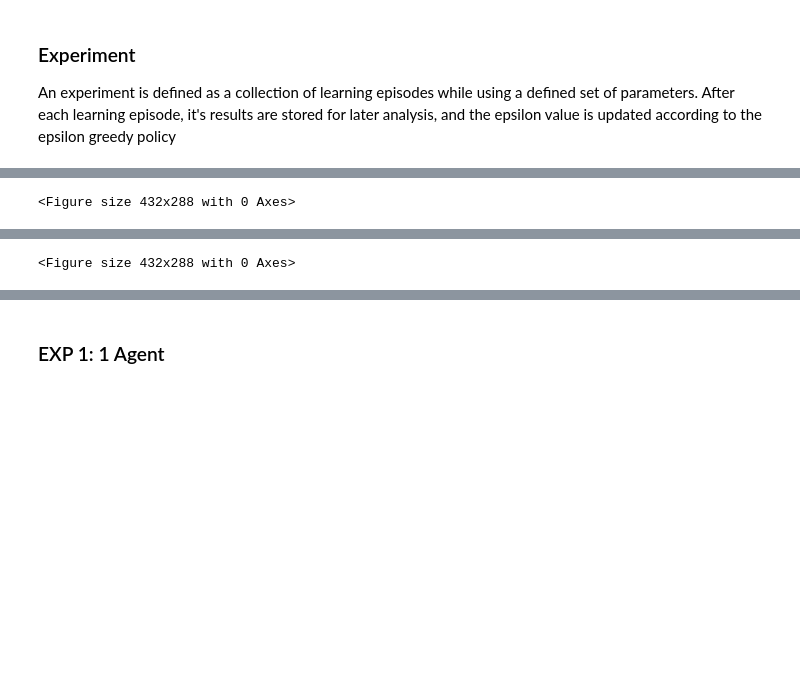
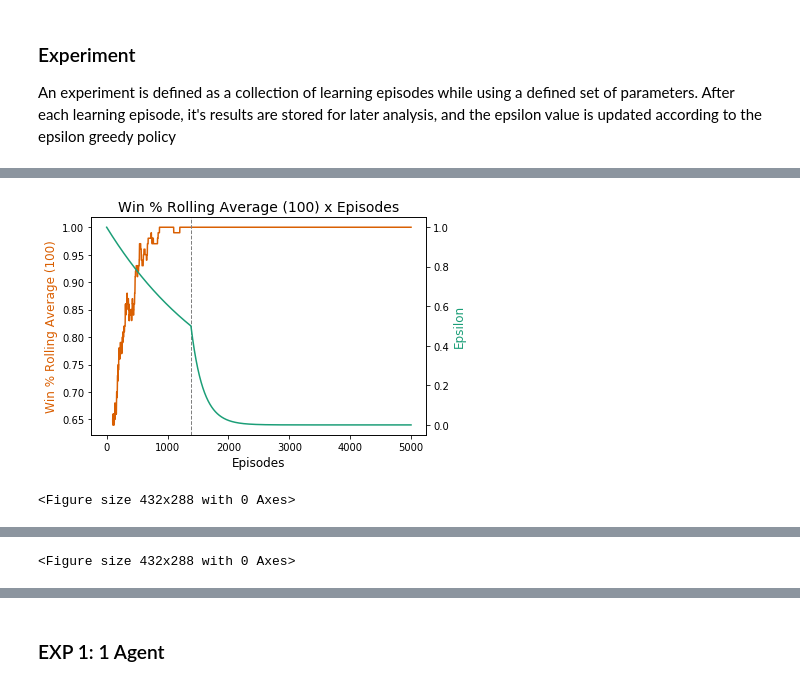
Before and after one commit to melloflavio/2019-SoftwareAgents-CW, a Jupyter notebook: Coursework.ipynb, the cells around one changed output, grey strips where cells are left out. Saved outputs shown, nothing was run; the diff lists cells and outputs as text; code cells hidden in the pictures; blank space fills up the shorter version.

```diff
--- a/Coursework.ipynb
+++ b/Coursework.ipynb
@@ -425,14 +425,25 @@ def perform_experiment():
 
 # perform_experiment()
 # %%
+ROLLING_WINDOW=100
+
+COLOR = [
+    '#1b9e77',
+    '#d95f02',
+    '#7570b3',
+    '#e7298a',
+    '#66a61e',
+]
+
 def show_results(experiment_results):
     df = process_results(experiment_results)
 
-#     Figure 1: Cumulative Win % and Epsilon vs Learning Episode
-    plot_performance_vs_epsilon(df, 1)
+    #     Figure 1: Win % (rolling) and Epsilon vs Learning Episode
+    plot_win_vs_epsilon(df, 1)
+    #     Figure 2: Return/Steps vs Episode
     plot_total_return_rolling(df, 2)
-#     Figure 2:
-
+    #     Figure 3: Steps vs Episode
+    plot_total_steps_rolling(df, 3)
 
 
 def process_results(experiment_results):
@@ -441,57 +452,91 @@ def process_results(experiment_results):
         agent_id = str(agent_id)
         df['rwd_'+agent_id] = df['reward_'+agent_id]/df['total_steps']
     df['rwd_tot'] = df['reward_total']/df['total_steps']
-    df['cumulative win %'] = df['did_reach_terminal'].cumsum()/(df['episode']+1)
+#     df['cumulative win %'] = df['did_reach_terminal'].cumsum()/(df['episode']+1)
 #     s.rolling(3).sum()
 
     return df
 
-def plot_performance_vs_epsilon(df, figure_num):
+def plot_win_vs_epsilon(df, figure_num):
     plt.figure(figure_num);
     x = df['episode']
-    y1 = df['cumulative win %']
+    y1 = df['did_reach_terminal'].rolling(ROLLING_WINDOW).sum()/ROLLING_WINDOW
     y2 = df['epsilon']
-    y3 = df['did_reach_terminal'].rolling(20).sum()/20.0
+
 
     fig, ax1 = plt.subplots()
 
-    ax_color_1 = '#1b9e77'
-    ax_color_2 = '#7570b3'
+    ax_color_1 = COLOR[1]
+    ax_color_2 = COLOR[0]
 
     ax2 = ax1.twinx()
-    ax3 = ax1.twinx()
     ax1.plot(x, y1, color=ax_color_1)
     ax2.plot(x, y2, color=ax_color_2)
-    ax3.plot(x, y3, color='r')
 
     ax1.set_xlabel('Episodes', fontsize=12)
-    ax1.set_ylabel('Cumulative Win %', color=ax_color_1, fontsize=12)
+    ax1.set_ylabel('Win % Rolling Average ({})'.format(ROLLING_WINDOW), color=ax_color_1, fontsize=12)
     ax2.set_ylabel('Epsilon', color=ax_color_2, fontsize=12)
-    plt.title('Cumulative Performance x Episodes', fontsize=14)
+    plt.title('Win % Rolling Average ({}) x Episodes'.format(ROLLING_WINDOW), fontsize=14)
+
+    # Vertical Line where Epsilon Decay Changes
+    ax1.axvline(x=get_episode_epsilon_change(df), linestyle='--', linewidth=1, color='gray')
 
     plt.show()
 
 def plot_total_return_rolling(df, figure_num):
     plt.figure(figure_num);
     x = df['episode']
-    y1 = df['rwd_tot'].rolling(150).mean()
+    y1 = df['rwd_tot'].rolling(ROLLING_WINDOW).mean()
     y2 = df['epsilon']
 
     fig, ax1 = plt.subplots()
 
-    ax_color_1 = '#1b9e77'
-    ax_color_2 = '#7570b3'
+    ax_color_1 = COLOR[2]
+    ax_color_2 = COLOR[0]
 
     ax2 = ax1.twinx()
     ax1.plot(x, y1, color=ax_color_1)
     ax2.plot(x, y2, color=ax_color_2)
 
     ax1.set_xlabel('Episodes', fontsize=12)
-    ax1.set_ylabel('Total Return/Total Steps - Moving Average(50)', color=ax_color_1, fontsize=12)
+    ax1.set_ylabel('Total Return/Steps - Rolling Average ({})'.format(ROLLING_WINDOW), color=ax_color_1, fontsize=12)
     ax2.set_ylabel('Epsilon', color=ax_color_2, fontsize=12)
-    plt.title('Total Return x Episodes', fontsize=14)
+    plt.title('Total Return - Rolling Average ({}) x Episodes'.format(ROLLING_WINDOW), fontsize=14)
+
+    # Vertical Line where Epsilon Decay Changes
+    ax1.axvline(x=get_episode_epsilon_change(df), linestyle='--', linewidth=1, color='gray')
 
     plt.show()
+
+def plot_total_steps_rolling(df, figure_num):
+    plt.figure(figure_num);
+    x = df['episode']
+    y1 = df['total_steps'].rolling(ROLLING_WINDOW).mean()
+    y2 = df['epsilon']
+
+    fig, ax1 = plt.subplots()
+
+    ax_color_1 = COLOR[3]
+    ax_color_2 = COLOR[0]
+
+    ax2 = ax1.twinx()
+    ax1.plot(x, y1, color=ax_color_1)
+    ax2.plot(x, y2, color=ax_color_2)
+
+    ax1.set_xlabel('Episodes', fontsize=12)
+    ax1.set_ylabel('Total Steps - Rolling Average ({})'.format(ROLLING_WINDOW), color=ax_color_1, fontsize=12)
+    ax2.set_ylabel('Epsilon', color=ax_color_2, fontsize=12)
+    plt.title('Total Steps - Rolling Average ({}) x Episodes'.format(ROLLING_WINDOW), fontsize=14)
+
+    # Vertical Line where Epsilon Decay Changes
+    ax1.axvline(x=get_episode_epsilon_change(df), linestyle='--', linewidth=1, color='gray')
+
+    plt.show()
+
+def get_episode_epsilon_change(df):
+    decay_threshold = EXPERIMENT['epsilon']['decay_rate_threshold']
+    episode = df[df.epsilon < decay_threshold].head(1).episode.values[0]
+    return episode
 
 
 EXPERIMENT = {
@@ -509,6 +554,7 @@ EXPERIMENT = {
     'return': 100, # Return for moving into terminal state
     'penalty': -100, # Punishment for leaving terminal state
 }
-test_input = perform_experiment()
-show_results(test_input)
+# test_input = perform_experiment()
+# show_results(test_input)
+show_results(results)
 # %% [output]
@@ -516 +562,2 @@ show_results(test_input)
+[figure, new version]
 <Figure size 432x288 with 0 Axes>
```
Also changed, not shown: parts of 8 cells of this notebook, 5 other files.
